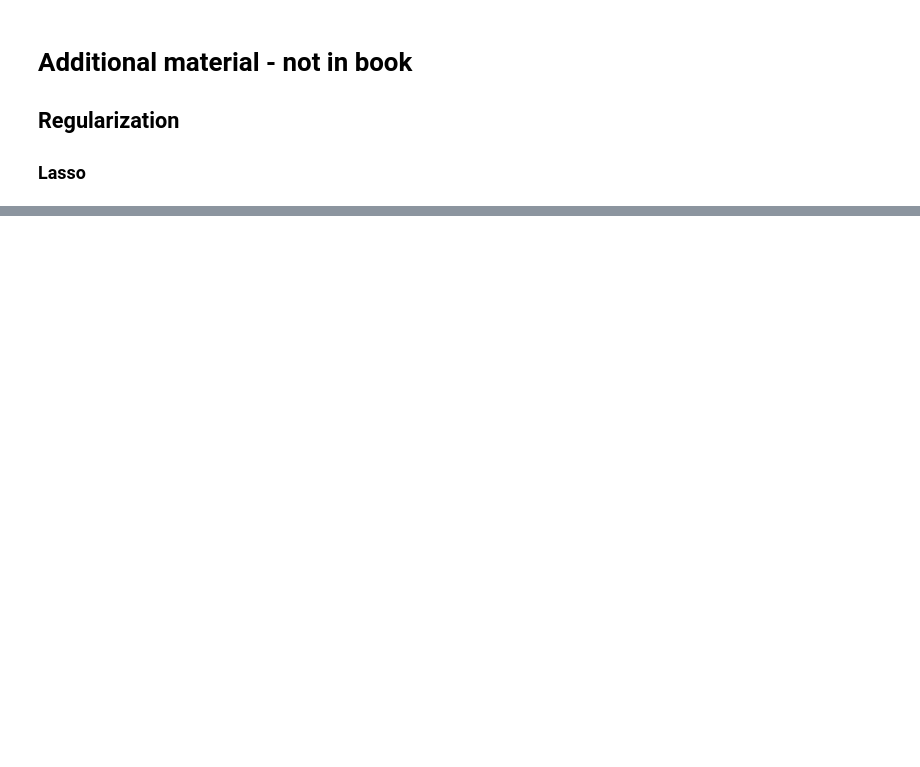
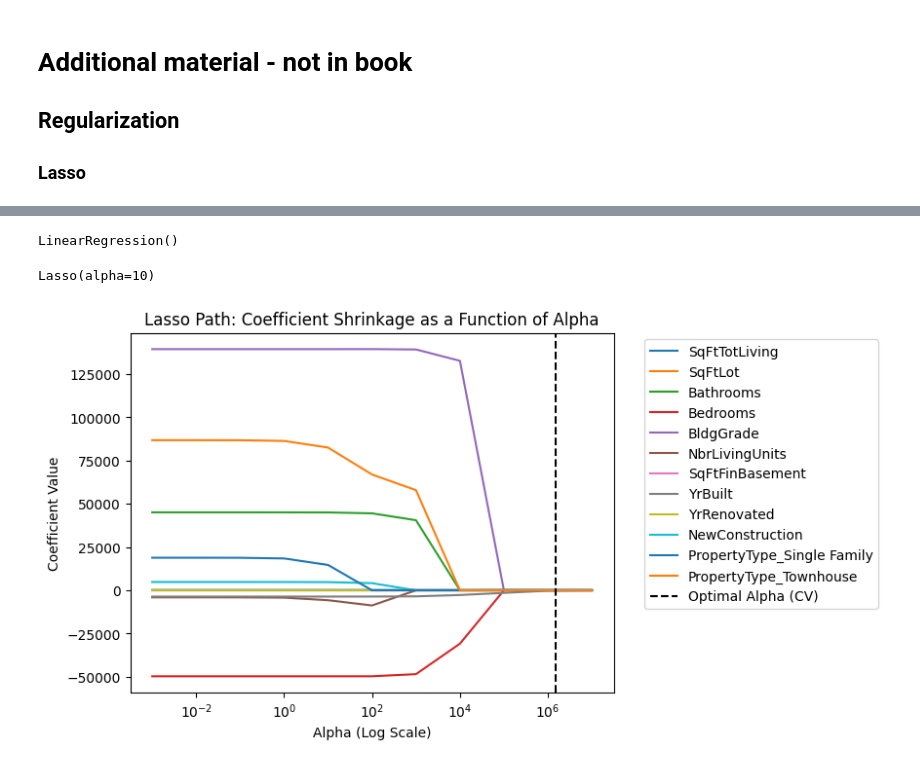
Before and after one commit to LeonardoSMSoares/Data-Analysis-Quick-Reference, a Jupyter notebook: Practical Statistics for Data Scientists/PSDS 05 - Regression Diagnostics.ipynb, the cells around one changed output, grey strips where cells are left out. Saved outputs shown, nothing was run; the diff lists cells and outputs as text; code cells hidden in the pictures; blank space fills up the shorter version.

```diff
--- a/Practical Statistics for Data Scientists/PSDS 05 - Regression Diagnostics.ipynb
+++ b/Practical Statistics for Data Scientists/PSDS 05 - Regression Diagnostics.ipynb
@@ -742,0 +761,64 @@ plt.show()                     # Display the plot
+# %%
+predictors = ['SqFtTotLiving', 'SqFtLot', 'Bathrooms', 'Bedrooms',
+              'BldgGrade', 'PropertyType', 'NbrLivingUnits',
+              'SqFtFinBasement', 'YrBuilt', 'YrRenovated',
+              'NewConstruction']  # Define the list of predictor variables for the model
+
+outcome = 'AdjSalePrice'  # Define the outcome variable
+
+# Convert categorical predictors into dummy variables, dropping the first category to avoid multicollinearity
+X = pd.get_dummies(house[predictors], drop_first=True)
+
+# Convert 'NewConstruction' to binary (1 if True, 0 if False)
+X['NewConstruction'] = [1 if nc else 0 for nc in X['NewConstruction']]
+
+columns = X.columns  # Store column names for reference
+
+# StandardScaler().fit_transform(X * 1.0)  # Optional: Normalize the predictor variables
+y = house[outcome]                         # Extract the outcome variable values
+
+house_lm = LinearRegression()  # Create a Linear Regression model instance
+house_lm.fit(X, y)             # Fit the Linear Regression model to the predictor variables and outcome
+# %% [output]
+LinearRegression()
+# %%
+house_lasso = Lasso(alpha=10)  # Create a Lasso regression model with regularization parameter alpha set to 10
+print(house_lasso.fit(X, y))   # Fit the Lasso model to the predictor variables and outcome
+# %% [output]
+Lasso(alpha=10)
+# %%
+# Define methods for Lasso regression and cross-validation
+Method = Lasso       # Assign Lasso as the model to use for standard Lasso regression
+MethodCV = LassoCV   # Assign LassoCV for cross-validated Lasso model to find the best alpha
+
+# Initialize lists to store alpha values and corresponding model coefficients
+alpha_values = []    # List to store different alpha values used
+results = []         # List to store model coefficients for each alpha value
+
+# Loop through specified alpha values, fit the Lasso model, and collect results
+for alpha in [0.001, 0.01, 0.1, 1, 10, 100, 1000, 10000, 100000, 1000000, 10000000]:
+    model = Method(alpha=alpha)  # Create Lasso model with the current alpha value
+    model.fit(X, y)              # Fit the model to the predictor variables (X) and target variable (y)
+    alpha_values.append(alpha)   # Store the alpha value
+    results.append(model.coef_)  # Store the fitted model's coefficients
+
+# Perform cross-validation to find the optimal alpha
+modelCV = MethodCV(cv=5)         # Create a cross-validated Lasso model with 5-fold cross-validation
+modelCV.fit(X, y)                # Fit the cross-validated model to find the best alpha
+
+# Plot the model coefficients against the alpha values on a logarithmic x-axis
+ax = pd.DataFrame(results, index=alpha_values, columns=columns).plot(logx=True, legend=True)  # Plot coefficients as a function of alpha and show legend
+ax.axvline(modelCV.alpha_, color='black', linestyle='--', label='Optimal Alpha (CV)')  # Add a vertical dashed line to indicate the optimal alpha
+
+# Add axis labels and a title
+ax.set_xlabel('Alpha (Log Scale)')   # Set label for the x-axis
+ax.set_ylabel('Coefficient Value')   # Set label for the y-axis
+ax.set_title('Lasso Path: Coefficient Shrinkage as a Function of Alpha')  # Set the title of the plot
+
+# Add a legend outside of the plot for better visualization
+ax.legend(bbox_to_anchor=(1.05, 1), loc='upper left')  # Place the legend outside the plot to the right
+
+# Display the plot
+plt.show();
+# %% [output]
+[figure, added]
```
Also changed, not shown: parts of 15 cells of this notebook.
